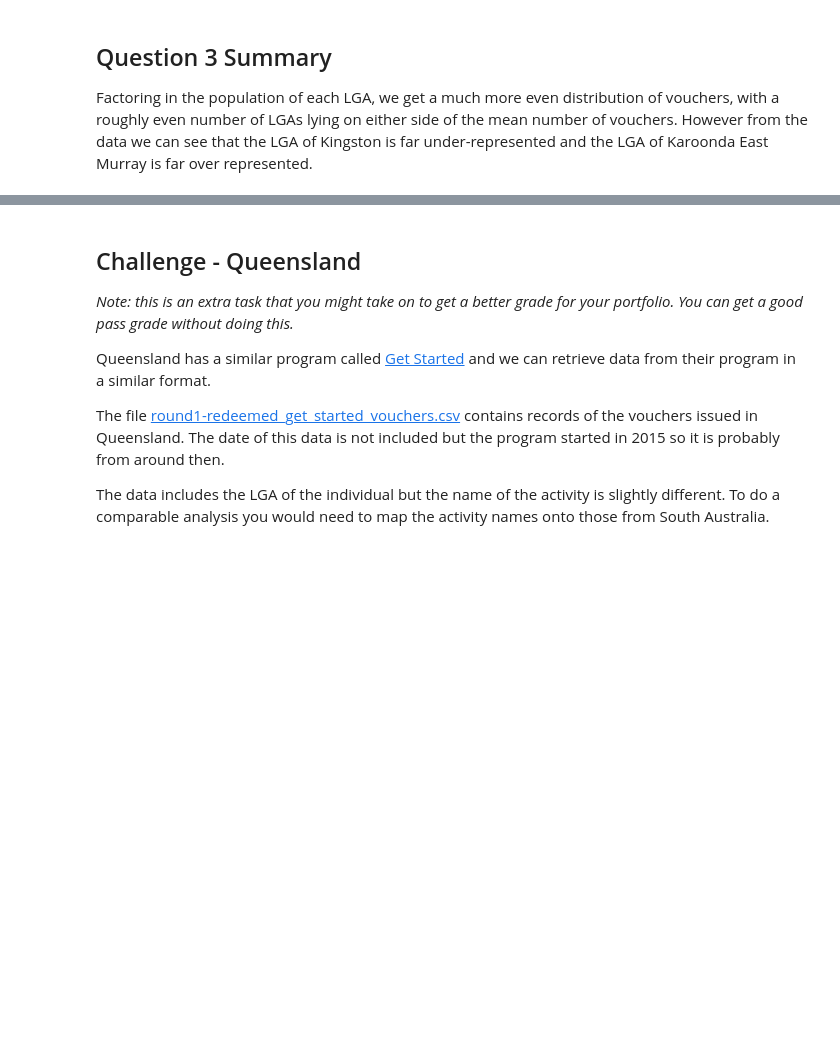
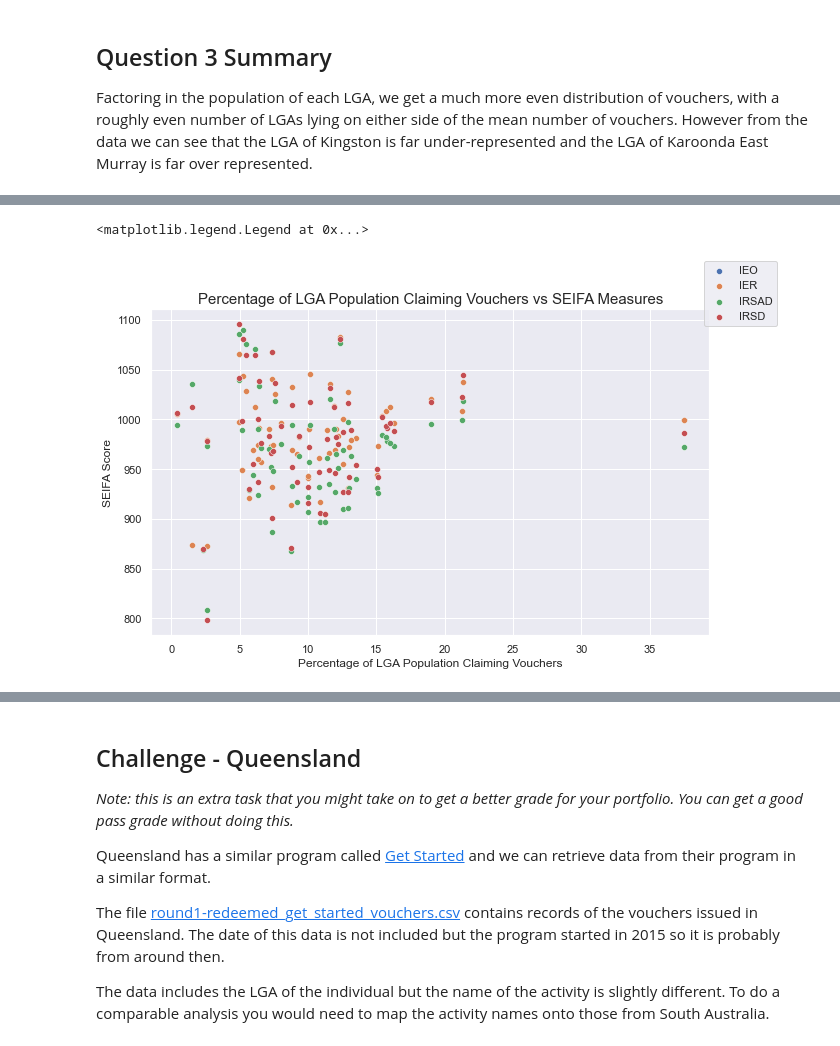
Before and after one commit to liamflannery/data-science-portfolio-liamflannery, a Jupyter notebook: Portfolio 2.ipynb, the cells around one changed output, grey strips where cells are left out. Drawn from its saved outputs; the diff is of its cells as text; code cells hidden in the pictures; blank space fills up the shorter version.

```diff
--- a/Portfolio 2.ipynb
+++ b/Portfolio 2.ipynb
@@ -453,0 +461,10 @@ No handles with labels found to put in legend.
+# %%
+fig = plt.figure(figsize=(10,6))
+sns.scatterplot(data=normPopDf, x = "Norm_Count", y = "IEO" ).set_title("Percentage of LGA Population Claiming Vouchers vs SEIFA Measures",fontsize=15)
+sns.scatterplot(data=normPopDf, x = "Norm_Count", y = "IER" ).set_ylabel("SEIFA Score")
+sns.scatterplot(data=normPopDf, x = "Norm_Count", y = "IRSAD" ).set_xlabel("Percentage of LGA Population Claiming Vouchers")
+sns.scatterplot(data=normPopDf, x = "Norm_Count", y = "IRSD" )
+fig.legend(labels=['IEO','IER','IRSAD', 'IRSD'])
+# %% [output]
+<matplotlib.legend.Legend at 0x...>
+[figure, added]
```
Also changed, not shown: parts of 12 cells of this notebook.
